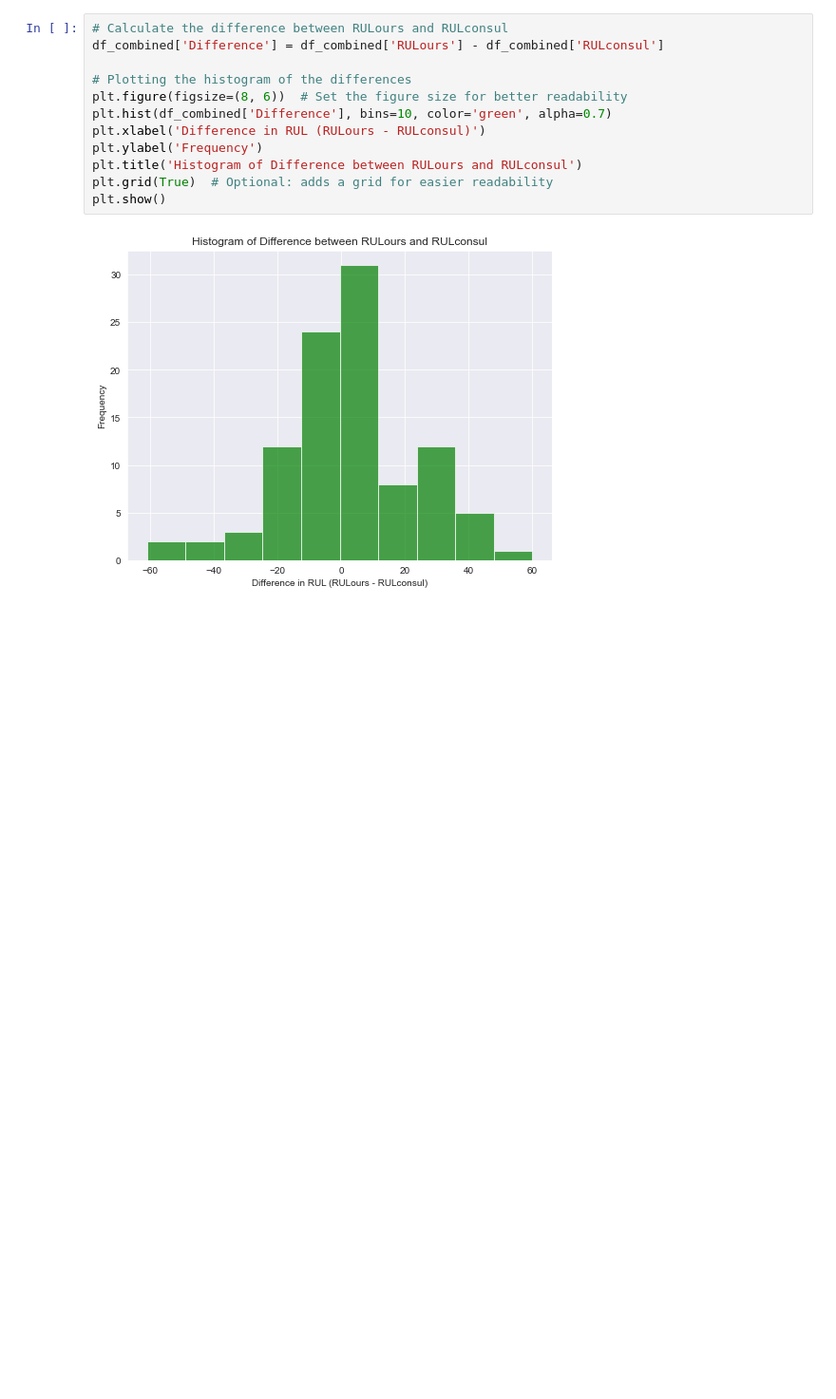
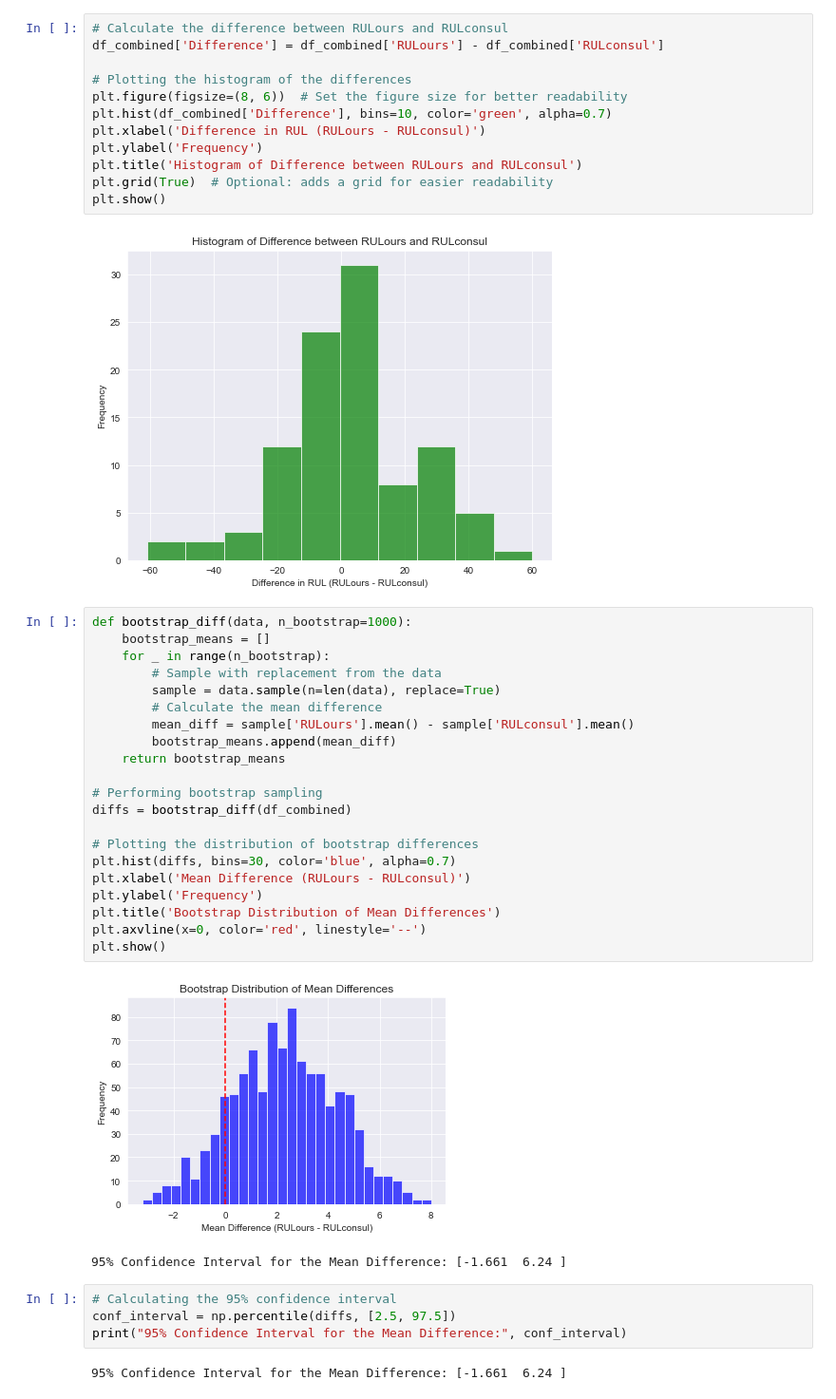
Before and after one commit to JochemBus/PA_assignment3, a Jupyter notebook: Exercise1.2PredicitionCode.ipynb, the cells around one changed output. Shown at 95% size. Cells and saved outputs as stored; diff of their text form; blank space fills up the shorter version.

Commit message:
Initial data cleaning

```diff
--- a/Exercise1.2PredicitionCode.ipynb
+++ b/Exercise1.2PredicitionCode.ipynb
@@ -158,3 +158,33 @@ plt.grid(True)  # Optional: adds a grid for easier readability
 plt.show()
 # %% [output]
 [figure]
+# %%
+def bootstrap_diff(data, n_bootstrap=1000):
+    bootstrap_means = []
+    for _ in range(n_bootstrap):
+        # Sample with replacement from the data
+        sample = data.sample(n=len(data), replace=True)
+        # Calculate the mean difference
+        mean_diff = sample['RULours'].mean() - sample['RULconsul'].mean()
+        bootstrap_means.append(mean_diff)
+    return bootstrap_means
+
+# Performing bootstrap sampling
+diffs = bootstrap_diff(df_combined)
+
+# Plotting the distribution of bootstrap differences
+plt.hist(diffs, bins=30, color='blue', alpha=0.7)
+plt.xlabel('Mean Difference (RULours - RULconsul)')
+plt.ylabel('Frequency')
+plt.title('Bootstrap Distribution of Mean Differences')
+plt.axvline(x=0, color='red', linestyle='--')
+plt.show()
+# %% [output]
+[figure, added]
+95% Confidence Interval for the Mean Difference: [-1.661  6.24 ]
+# %%
+# Calculating the 95% confidence interval
+conf_interval = np.percentile(diffs, [2.5, 97.5])
+print("95% Confidence Interval for the Mean Difference:", conf_interval)
+# %% [output]
+95% Confidence Interval for the Mean Difference: [-1.661  6.24 ]
```
